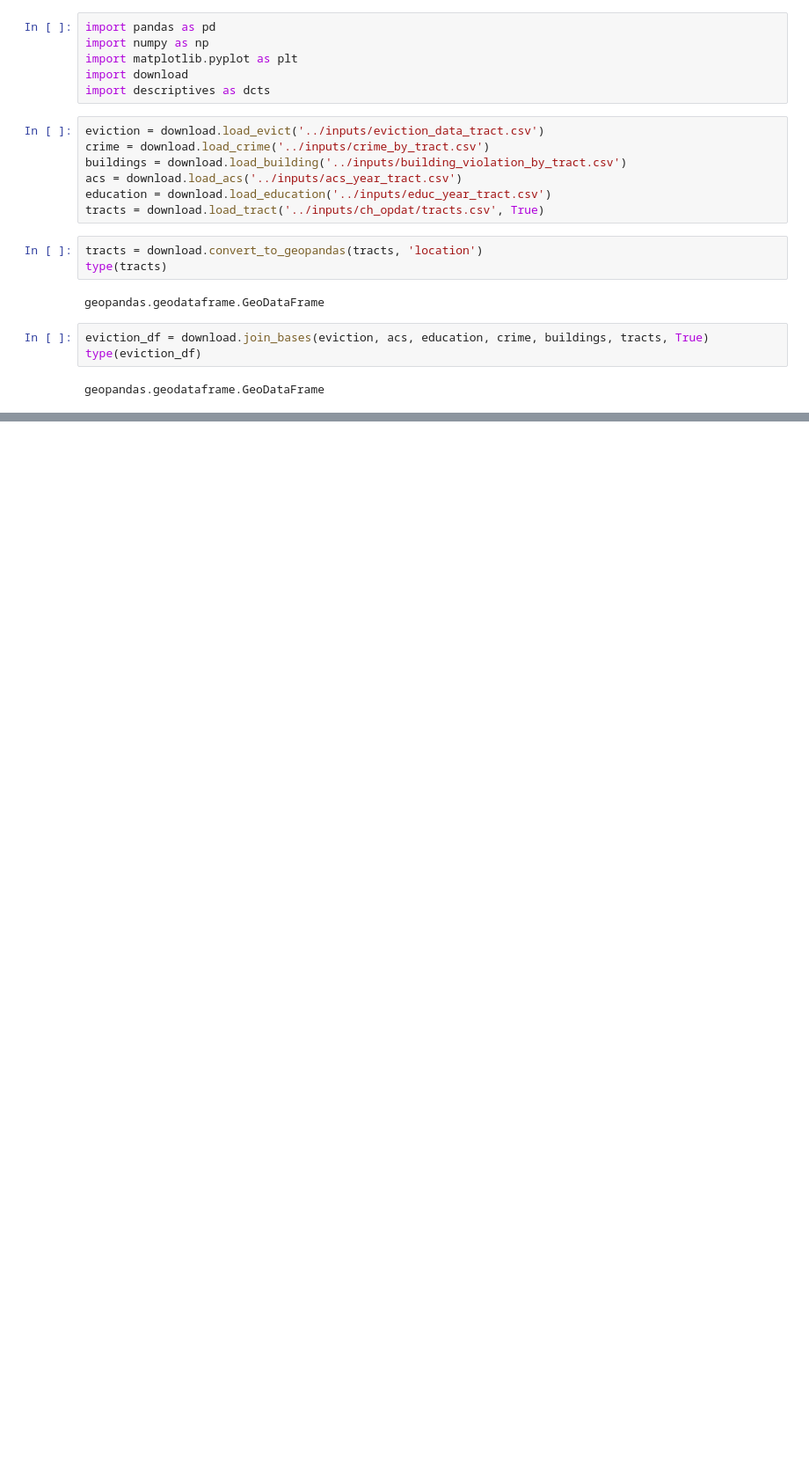
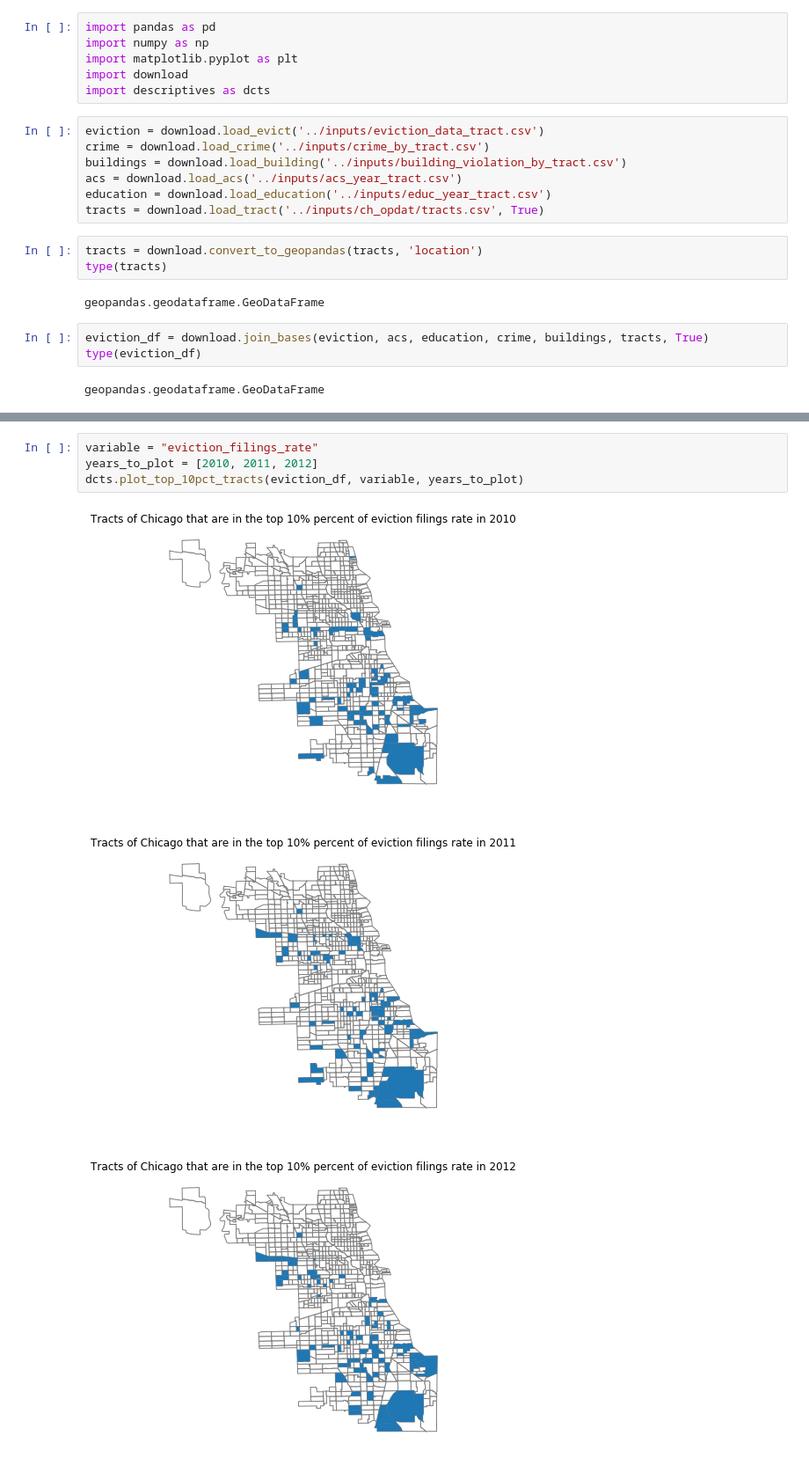
Before and after one commit to cariasmartelo/eviction-data-quality, a Jupyter notebook: scripts/graphs.ipynb, the cells around one changed output, grey strips where cells are left out. Shown at 88% size. Cells and saved outputs as stored; diff of their text form; blank space fills up the shorter version.

Commit message:
Plot top 10% tracts per year and tracts that are in the top 10% k times in the period

```diff
--- a/scripts/graphs.ipynb
+++ b/scripts/graphs.ipynb
@@ -60,0 +66,8 @@ dcts.plot_map(eviction_df, 'eviction_filings_rate',[2010, 2017])
+# %%
+variable = "eviction_filings_rate"
+years_to_plot = [2010, 2011, 2012]
+dcts.plot_top_10pct_tracts(eviction_df, variable, years_to_plot)
+# %% [output]
+[figure, added]
+[figure, added]
+[figure, added]
```
Also changed, not shown: parts of 8 cells of this notebook, 1 other file.
